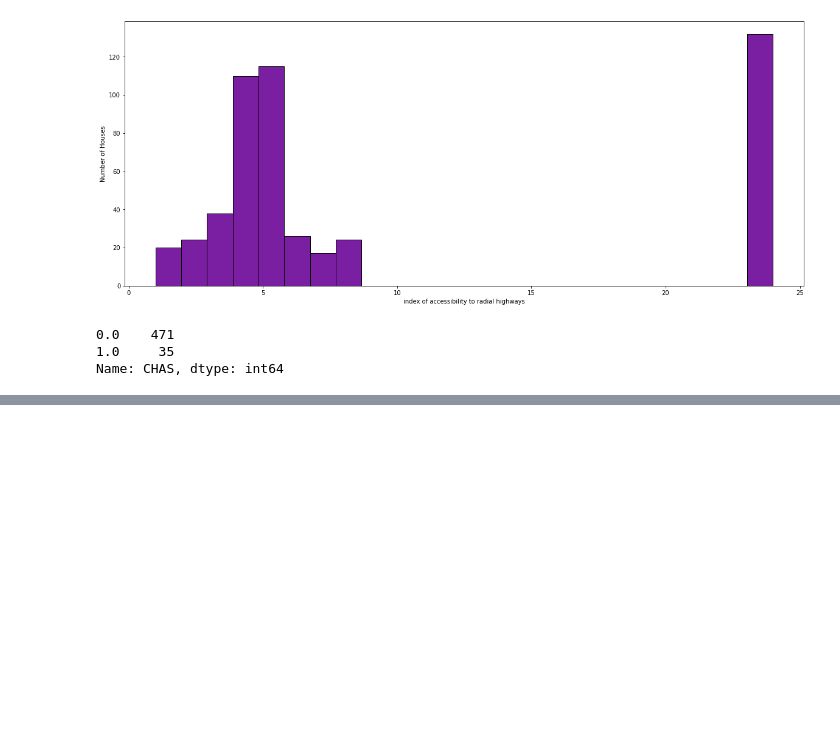
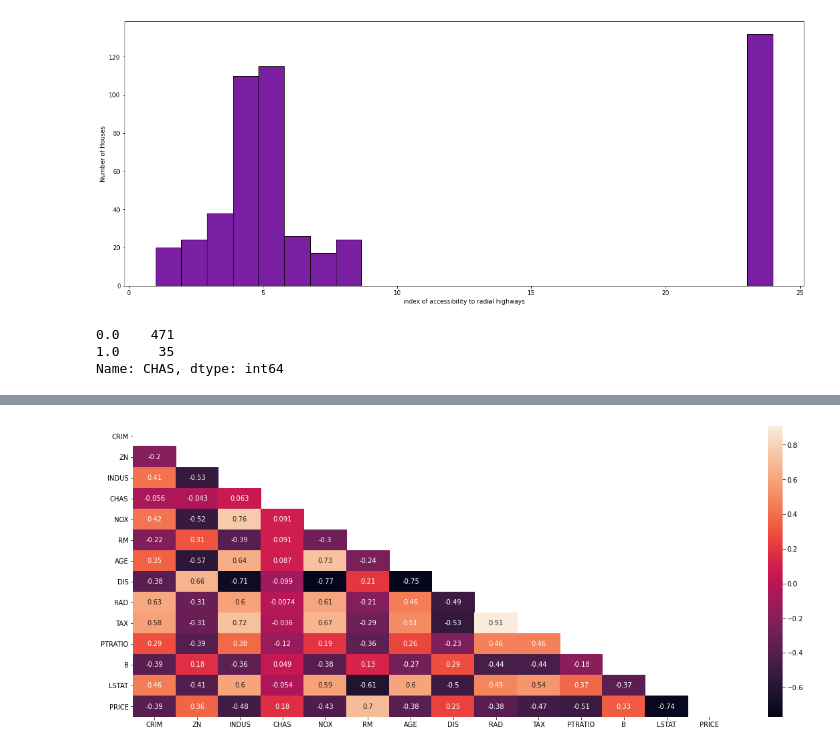
Before and after one commit to makhijakabir/machine-learning, a Jupyter notebook: multivariateRegressionBHP.ipynb, the cells around one changed output, grey strips where cells are left out. Cells and saved outputs as stored; diff of their text form; code cells hidden in the pictures; blank space fills up the shorter version.

```diff
--- a/multivariateRegressionBHP.ipynb
+++ b/multivariateRegressionBHP.ipynb
@@ -170,0 +230,5 @@ Name: CHAS, dtype: int64
+# %%
+duplicates = np.zeros_like(data.corr())
+triangleIndices = np.triu_indices_from(duplicates)
+duplicates[triangleIndices] = 1
+duplicates
@@ -170,0 +250,8 @@ Name: CHAS, dtype: int64
+# %%
+#Visualizing the Correlations Coeff(S)
+
+plt.figure(figsize=(20, 8))
+sns.heatmap(data.corr(), mask=duplicates, annot=True)
+plt.show()
+# %% [output]
+[figure, added]
```
Also changed, not shown: parts of 6 cells of this notebook.
